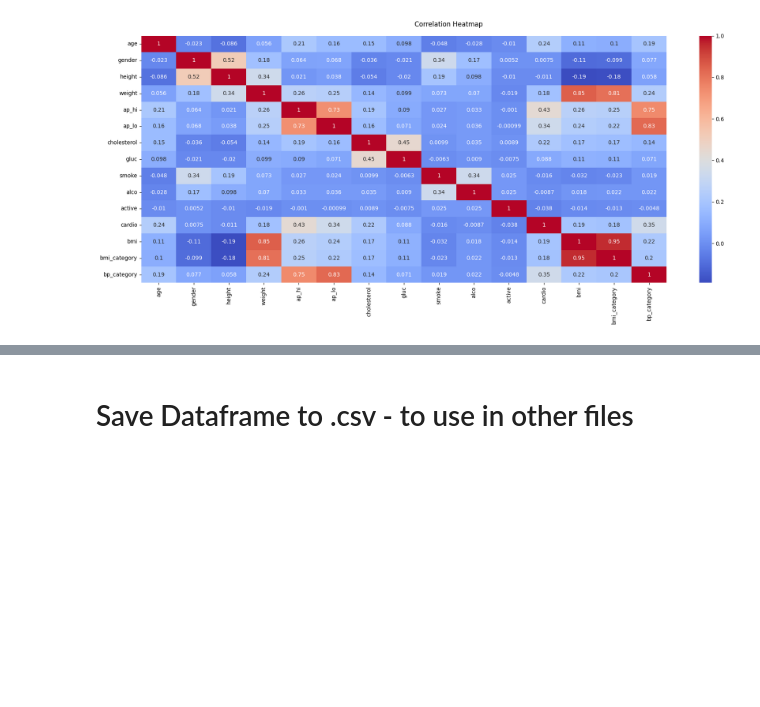
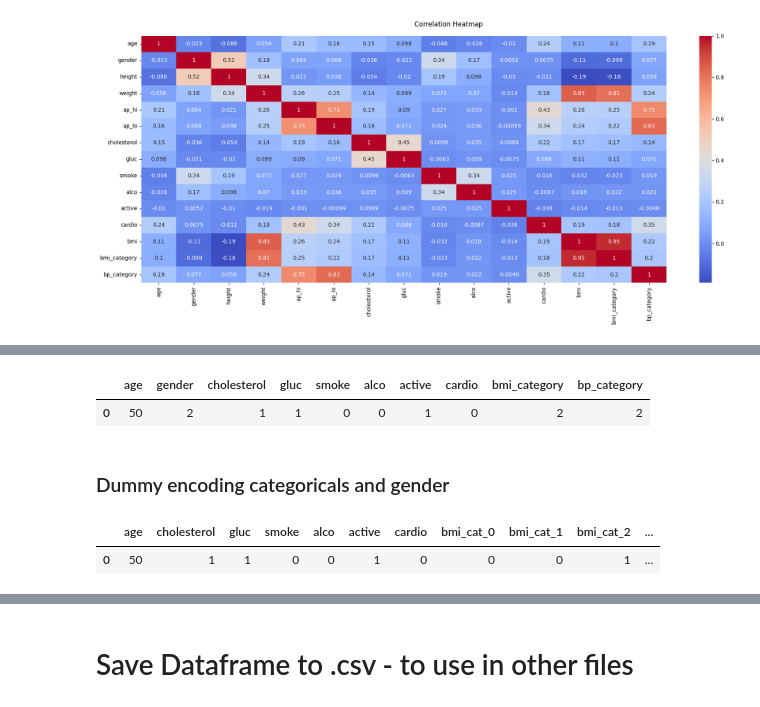
Before and after one commit to Andreas-Svensson/disease_prediction, a Jupyter notebook: data_analysis.ipynb, the cells around one changed output, grey strips where cells are left out. Drawn from its saved outputs; the diff is of its cells as text; code cells hidden in the pictures; blank space fills up the shorter version.

```diff
--- a/data_analysis.ipynb
+++ b/data_analysis.ipynb
@@ -589,0 +594,16 @@ plt.tight_layout()
+# %%
+df_cat = df.drop(["ap_hi", "ap_lo", "height", "weight", "bmi"], axis = 1)
+
+df_cat.head(1)
+# %% [output]
+|  | age | gender | cholesterol | gluc | smoke | alco | active | cardio | bmi_category | bp_category |
+| 0 | 50 | 2 | 1 | 1 | 0 | 0 | 1 | 0 | 2 | 2 |
+# %% [markdown]
+### Dummy encoding categoricals and gender
+# %%
+df_cat = pd.get_dummies(df_cat, columns = ["bmi_category", "bp_category", "gender"], prefix = ["bmi_cat", "bp_cat", "sex"])
+
+df_cat.head(1)
+# %% [output]
+|  | age | cholesterol | gluc | smoke | alco | active | cardio | bmi_cat_0 | bmi_cat_1 | bmi_cat_2 | ... |
+| 0 | 50 | 1 | 1 | 0 | 0 | 1 | 0 | 0 | 0 | 1 | ... |
```
Also changed, not shown: parts of 7 cells of this notebook.
